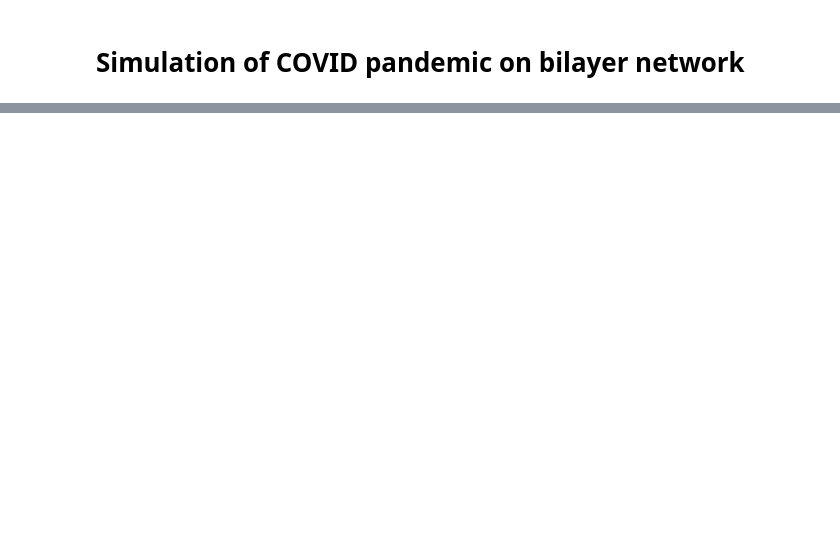
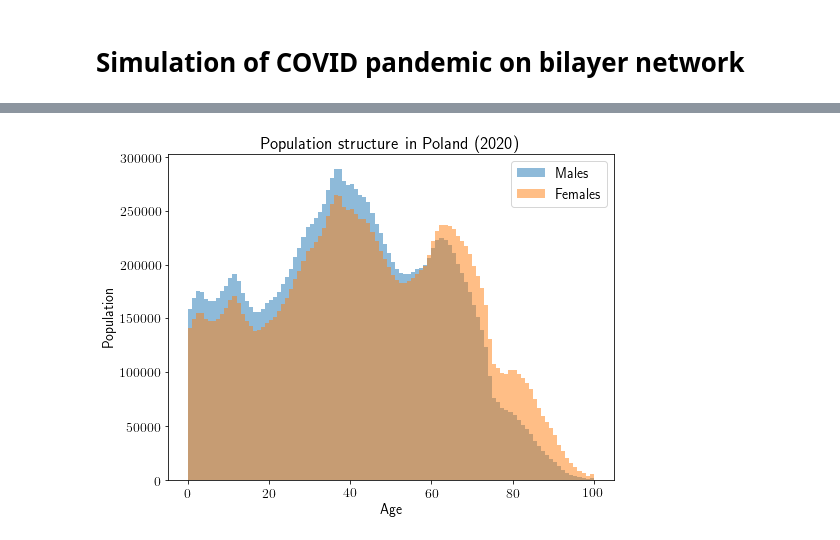
Before and after one commit to robertjankowski/social-media-influence-on-covid-pandemic, a Jupyter notebook: notebooks/covid_simulation.ipynb, the cells around one changed output, grey strips where cells are left out. Cells and saved outputs as stored; diff of their text form; code cells hidden in the pictures; blank space fills up the shorter version.

Commit message:
add population structure

```diff
--- a/notebooks/covid_simulation.ipynb
+++ b/notebooks/covid_simulation.ipynb
@@ -47,2 +44,17 @@ viz.save_figure("../plots/initial_network_state.png")
 # %%
 # TODO - simple l1 and l2 layer simulations ...
+# %%
+from scripts.age_statistics import generate_from_age_gender_distribution
+
+males = generate_from_age_gender_distribution(int(16e6), 'M')
+females = generate_from_age_gender_distribution(int(16e6), 'F')
+# %%
+plt.hist(males, bins=100, alpha=0.5, label='Males')
+plt.hist(females, bins=100, alpha=0.5, label='Females')
+plt.xlabel('Age')
+plt.ylabel('Population')
+plt.title('Population structure in Poland (2020)')
+plt.legend()
+plt.show()
+# %% [output]
+[figure, added]
```
Also changed, not shown: parts of 3 cells of this notebook, 3 other files.
